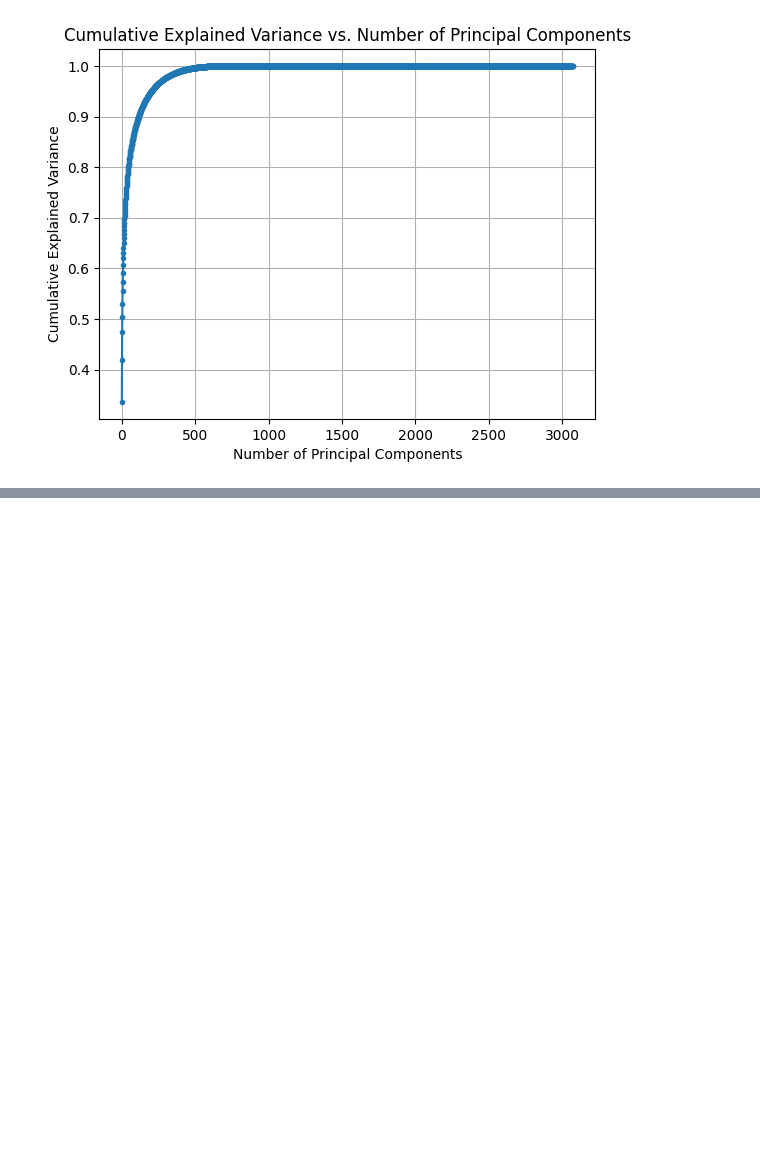
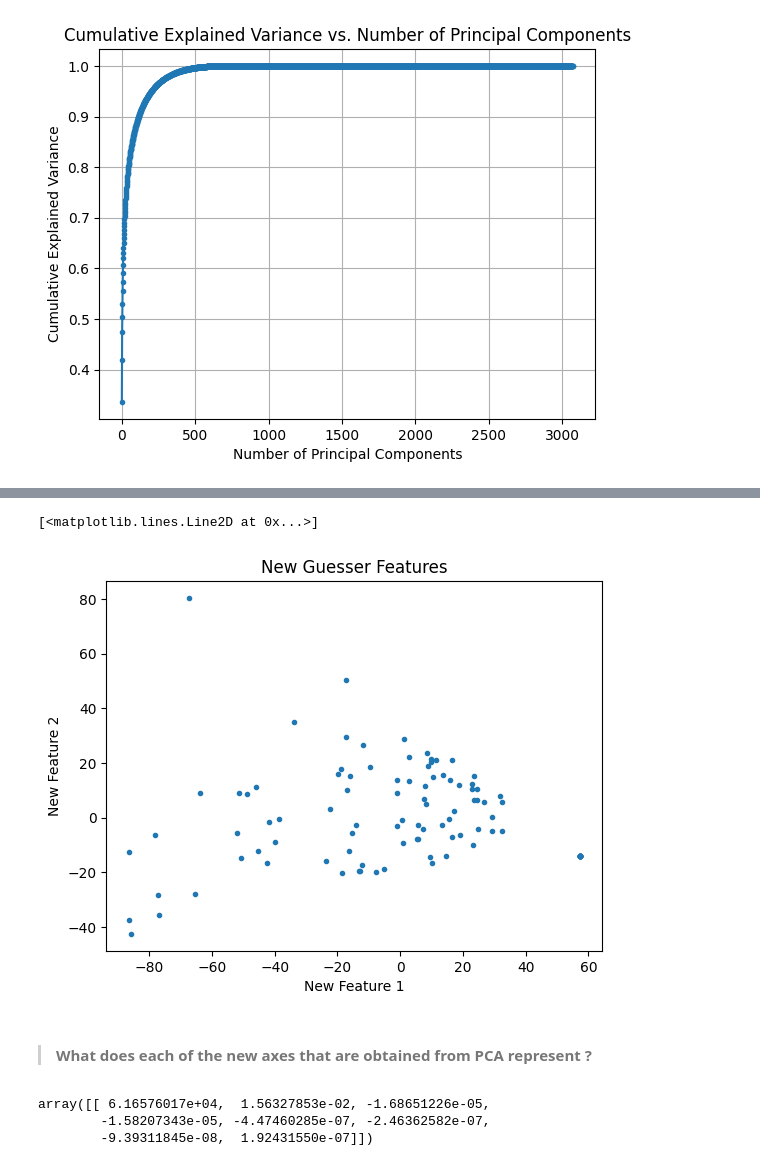
Before and after one commit to bhavberi/SMAI-Monsoon-23-24, a Jupyter notebook: 2021111013_assignment_2/P1.ipynb, the cells around one changed output, grey strips where cells are left out. Saved outputs shown, nothing was run; the diff lists cells and outputs as text; code cells hidden in the pictures; blank space fills up the shorter version.

```diff
--- a/2021111013_assignment_2/P1.ipynb
+++ b/2021111013_assignment_2/P1.ipynb
@@ -56,0 +317,10 @@ plt.show()
+# %%
+plt.title('New Guesser Features')
+plt.xlabel('New Feature 1')
+plt.ylabel('New Feature 2')
+plt.plot(guesser_projected_data[:,0], guesser_projected_data[:,1], marker='.', linestyle='None')
+# %% [output]
+[<matplotlib.lines.Line2D at 0x...>]
+[figure, added]
+# %% [markdown]
+> #### What does each of the new axes that are obtained from PCA represent ?
@@ -56,0 +330,6 @@ plt.show()
+# %%
+drawer_loadings
+# %% [output]
+array([[ 6.16576017e+04,  1.56327853e-02, -1.68651226e-05,
+        -1.58207343e-05, -4.47460285e-07, -2.46362582e-07,
+        -9.39311845e-08,  1.92431550e-07]])
```
Also changed, not shown: parts of 38 cells of this notebook.
